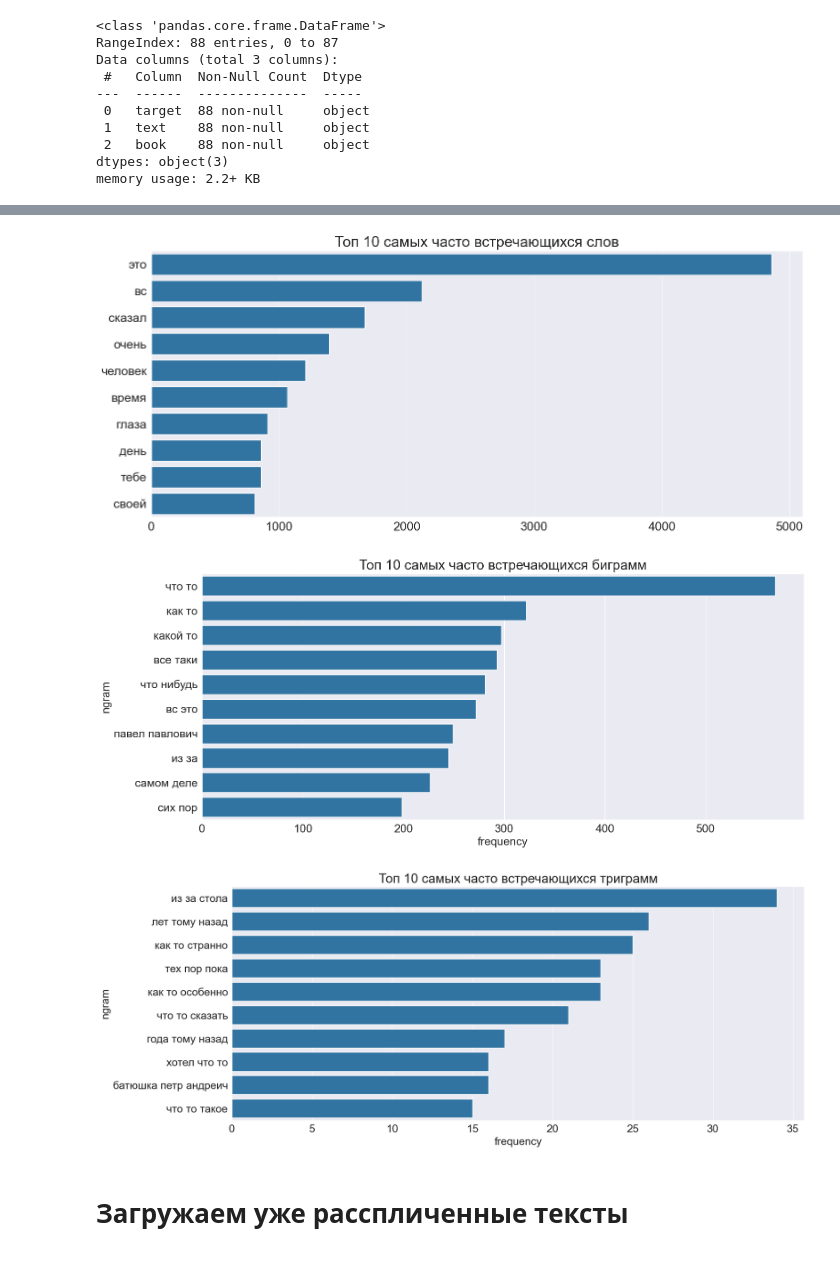
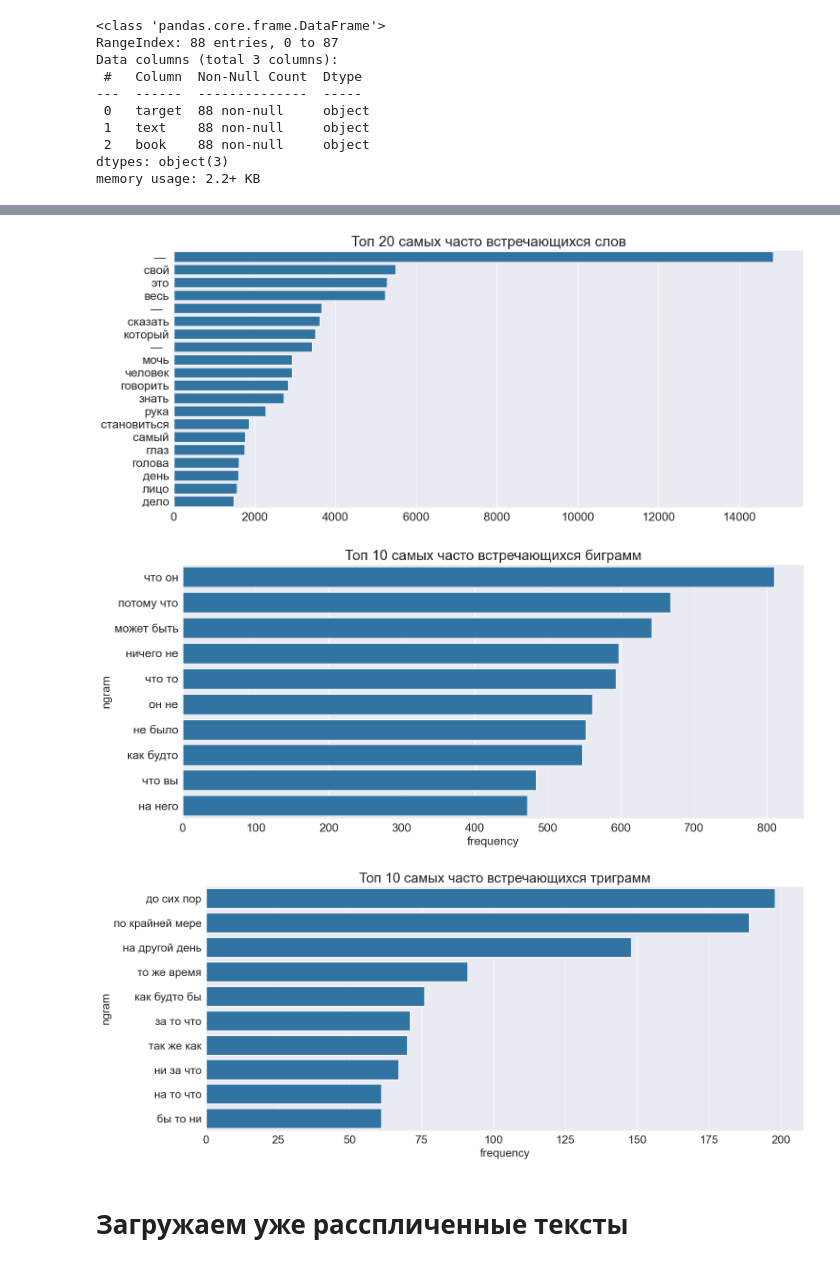
Before and after one commit to kirill-rubashevskiy/mlds23-authorship-identification, a Jupyter notebook: EDA/EDA_DM.ipynb, the cells around one changed output, grey strips where cells are left out. Drawn from its saved outputs; the diff is of its cells as text; code cells hidden in the pictures.

```diff
--- a/EDA/EDA_DM.ipynb
+++ b/EDA/EDA_DM.ipynb
@@ -193,4 +204,6 @@ def clean(review):
+# %%
+#используем самую "суровую предобработку" с лемматизацией
+df['text_lists'] = df['text'].apply(preprocess_text1)
 # %%
-df['text'] = df['text'].apply(clean)
 df.head(10)
 # %% [output]
@@ -212,3 +220,0 @@ def corpus(text):
-# %%
-df['text_lists'] = df['text'].apply(corpus)
-df.head(10)
@@ -234,4 +228,4 @@ len(corpus)
 # %%
-mostCommon = Counter(corpus).most_common(10)
+mostCommon = Counter(corpus).most_common(50)
 mostCommon
 # %% [output]
@@ -253,10 +265,10 @@ for word, count in mostCommon:
     freq.append(count)
 # %%
 sns.barplot(x=freq, y=words)
-plt.title('Топ 10 самых часто встречающихся слов')
+plt.title('Топ 20 самых часто встречающихся слов')
 plt.show()
 # %% [output]
-[figure, old version]
+[figure, new version]
 # %%
 cv = CountVectorizer(ngram_range=(2,2))
 bigrams = cv.fit_transform(df['text'])
@@ -269,7 +281,7 @@ sns.barplot(x=ngram_freq['frequency'][:10], y=ngram_freq['ngram'][:10])
 plt.title('Топ 10 самых часто встречающихся биграмм')
 plt.show()
 # %% [output]
-[figure, old version]
+[figure, new version]
 # %%
 cv1 = CountVectorizer(ngram_range=(3,3))
 trigrams = cv1.fit_transform(df['text'])
@@ -281,7 +293,7 @@ sns.barplot(x=ngram_freq['frequency'][:10], y=ngram_freq['ngram'][:10])
 plt.title('Топ 10 самых часто встречающихся триграмм')
 plt.show()
 # %% [output]
-[figure, old version]
+[figure, new version]
 # %% [markdown]
 # Загружаем уже расспличенные тексты
 # %%
```
Also changed, not shown: parts of 19 cells of this notebook, 3 other files.
